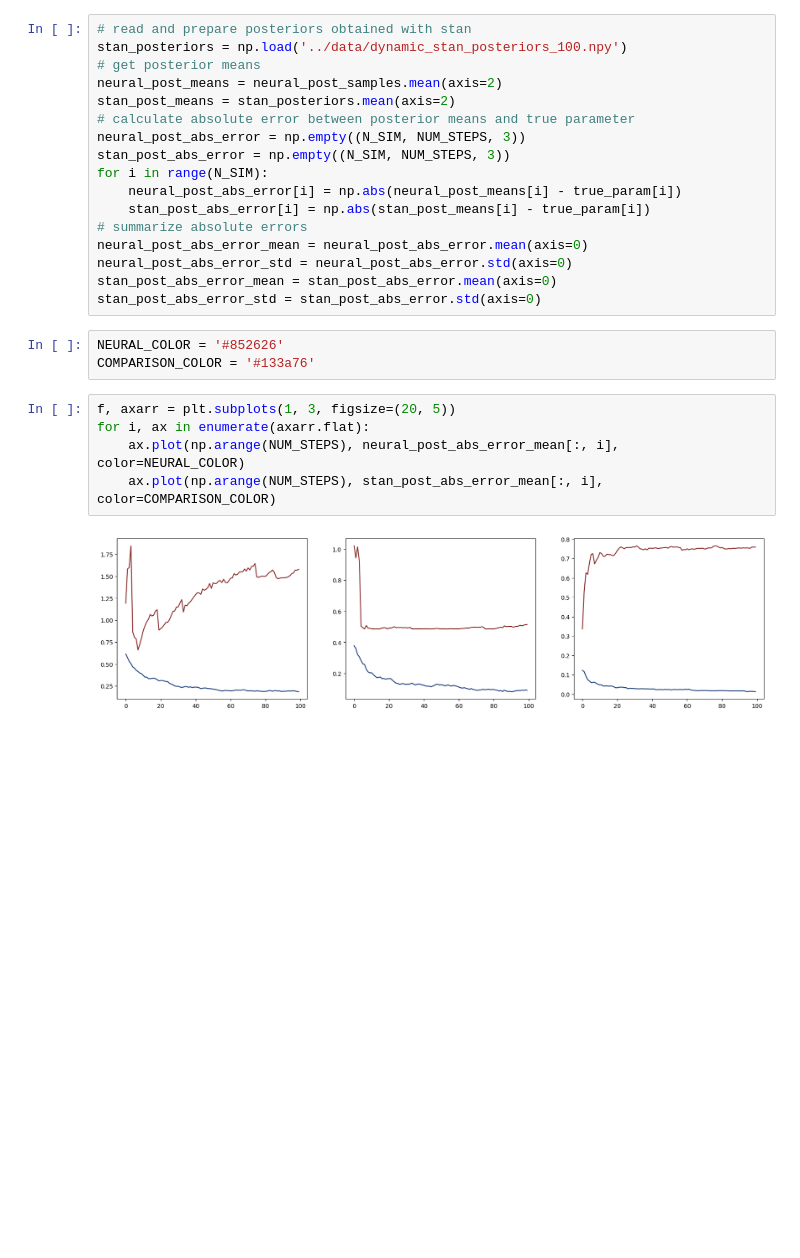
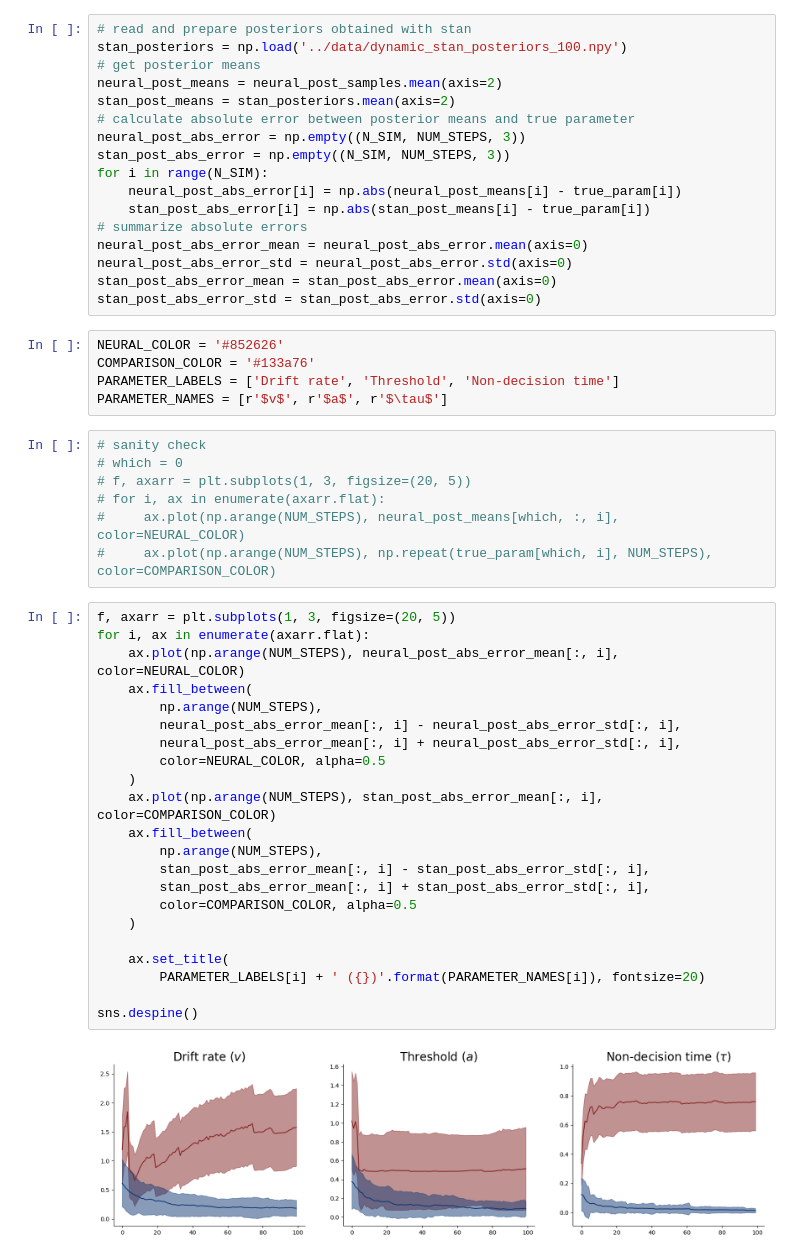
Before and after one commit to bayesflow-org/Neural-Superstatistics, a Jupyter notebook: applications/stan_comparison/notebooks/stan_benchmark.ipynb, the cells around one changed output. Saved outputs shown, nothing was run; the diff lists cells and outputs as text; blank space fills up the shorter version.

Commit message:
update stan benchmark

```diff
--- a/applications/stan_comparison/notebooks/stan_benchmark.ipynb
+++ b/applications/stan_comparison/notebooks/stan_benchmark.ipynb
@@ -100,13 +104,39 @@ neural_post_abs_error_mean = neural_post_abs_error.mean(axis=0)
 neural_post_abs_error_std = neural_post_abs_error.std(axis=0)
 stan_post_abs_error_mean = stan_post_abs_error.mean(axis=0)
 stan_post_abs_error_std = stan_post_abs_error.std(axis=0)
-# %%
-NEURAL_COLOR = '#852626'
-COMPARISON_COLOR = '#133a76'
+# %%
+NEURAL_COLOR = '#852626'
+COMPARISON_COLOR = '#133a76'
+PARAMETER_LABELS = ['Drift rate', 'Threshold', 'Non-decision time']
+PARAMETER_NAMES = [r'$v$', r'$a$', r'$\tau$']
 # %%
-f, axarr = plt.subplots(1, 3, figsize=(20, 5))
-for i, ax in enumerate(axarr.flat):
-    ax.plot(np.arange(NUM_STEPS), neural_post_abs_error_mean[:, i], color=NEURAL_COLOR)
-    ax.plot(np.arange(NUM_STEPS), stan_post_abs_error_mean[:, i], color=COMPARISON_COLOR)
+# sanity check
+# which = 0
+# f, axarr = plt.subplots(1, 3, figsize=(20, 5))
+# for i, ax in enumerate(axarr.flat):
+#     ax.plot(np.arange(NUM_STEPS), neural_post_means[which, :, i], color=NEURAL_COLOR)
+#     ax.plot(np.arange(NUM_STEPS), np.repeat(true_param[which, i], NUM_STEPS), color=COMPARISON_COLOR)
-# %% [output]
-[figure, removed]
+# %%
+f, axarr = plt.subplots(1, 3, figsize=(20, 5))
+for i, ax in enumerate(axarr.flat):
+    ax.plot(np.arange(NUM_STEPS), neural_post_abs_error_mean[:, i], color=NEURAL_COLOR)
+    ax.fill_between(
+        np.arange(NUM_STEPS),
+        neural_post_abs_error_mean[:, i] - neural_post_abs_error_std[:, i],
+        neural_post_abs_error_mean[:, i] + neural_post_abs_error_std[:, i],
+        color=NEURAL_COLOR, alpha=0.5
+    )
+    ax.plot(np.arange(NUM_STEPS), stan_post_abs_error_mean[:, i], color=COMPARISON_COLOR)
+    ax.fill_between(
+        np.arange(NUM_STEPS),
+        stan_post_abs_error_mean[:, i] - stan_post_abs_error_std[:, i],
+        stan_post_abs_error_mean[:, i] + stan_post_abs_error_std[:, i],
+        color=COMPARISON_COLOR, alpha=0.5
+    )
+
+    ax.set_title(
+        PARAMETER_LABELS[i] + ' ({})'.format(PARAMETER_NAMES[i]), fontsize=20)
+
+sns.despine()
+# %% [output]
+[figure, added]
```
Also changed, not shown: parts of 1 cell of this notebook.
